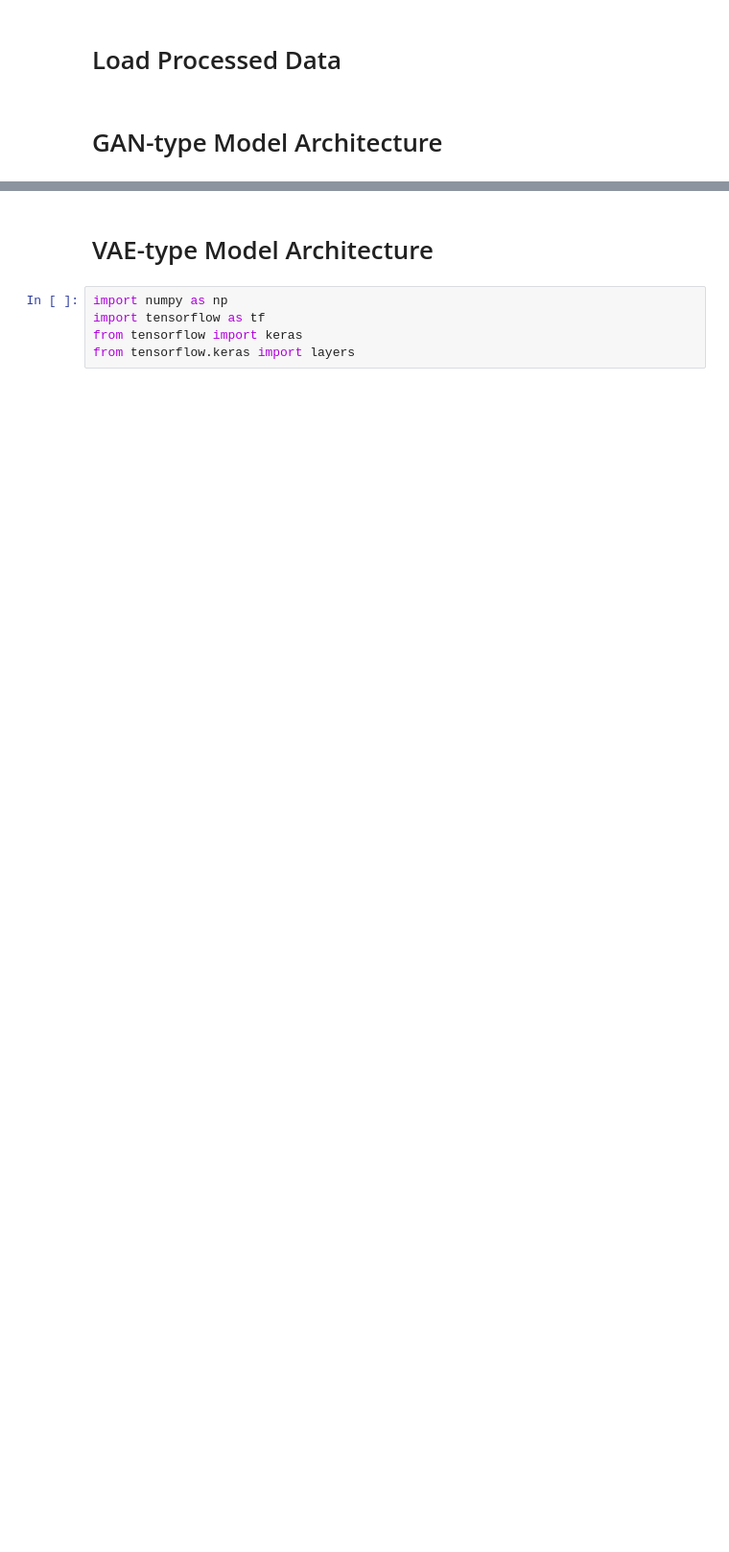
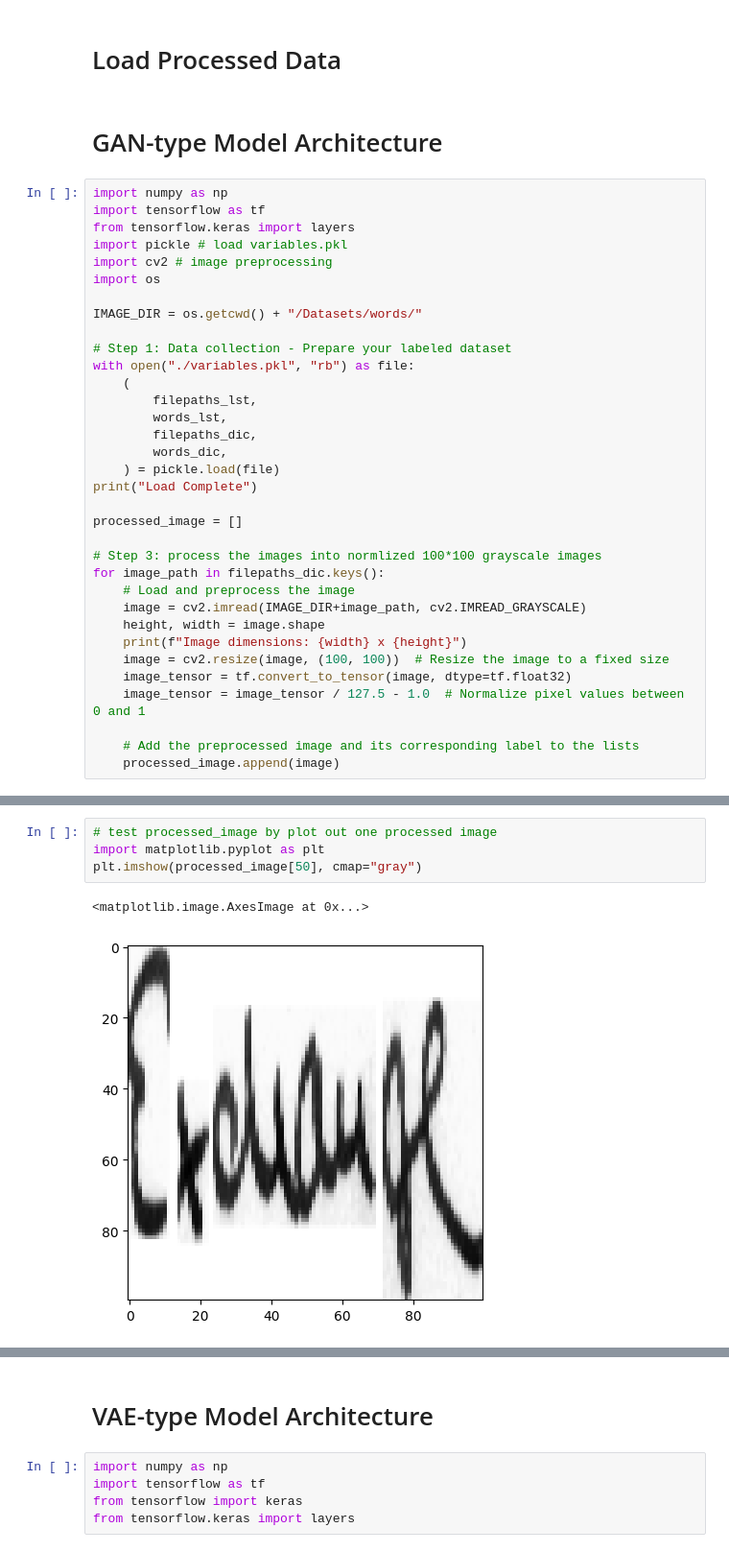
Before and after one commit to aaron68lee/ForgeNet, a Jupyter notebook: model.ipynb, the cells around one changed output, grey strips where cells are left out. Shown at 96% size. Saved outputs shown, nothing was run; the diff lists cells and outputs as text; blank space fills up the shorter version.

Commit message:
finished dataloaders. Added filtered data. added pipenv for pkg management

```diff
--- a/model.ipynb
+++ b/model.ipynb
@@ -2,3 +2,37 @@
 # Load Processed Data
 # %% [markdown]
 # GAN-type Model Architecture
+# %%
+import numpy as np
+import tensorflow as tf
+from tensorflow.keras import layers
+import pickle # load variables.pkl
+import cv2 # image preprocessing
+import os
+
+IMAGE_DIR = os.getcwd() + "/Datasets/words/"
+
+# Step 1: Data collection - Prepare your labeled dataset
+with open("./variables.pkl", "rb") as file:
+    (
+        filepaths_lst,
+        words_lst,
+        filepaths_dic,
+        words_dic,
+    ) = pickle.load(file)
+print("Load Complete")
+
+processed_image = []
+
+# Step 3: process the images into normlized 100*100 grayscale images
+for image_path in filepaths_dic.keys():
+    # Load and preprocess the image
+    image = cv2.imread(IMAGE_DIR+image_path, cv2.IMREAD_GRAYSCALE)
+    height, width = image.shape
+    print(f"Image dimensions: {width} x {height}")
+    image = cv2.resize(image, (100, 100))  # Resize the image to a fixed size
+    image_tensor = tf.convert_to_tensor(image, dtype=tf.float32)
+    image_tensor = image_tensor / 127.5 - 1.0  # Normalize pixel values between 0 and 1
+
+    # Add the preprocessed image and its corresponding label to the lists
+    processed_image.append(image)
@@ -4,0 +59,7 @@
+# %%
+# test processed_image by plot out one processed image
+import matplotlib.pyplot as plt
+plt.imshow(processed_image[50], cmap="gray")
+# %% [output]
+<matplotlib.image.AxesImage at 0x...>
+[figure, added]
```
Also changed, not shown: parts of 4 cells of this notebook, 7 other files.
